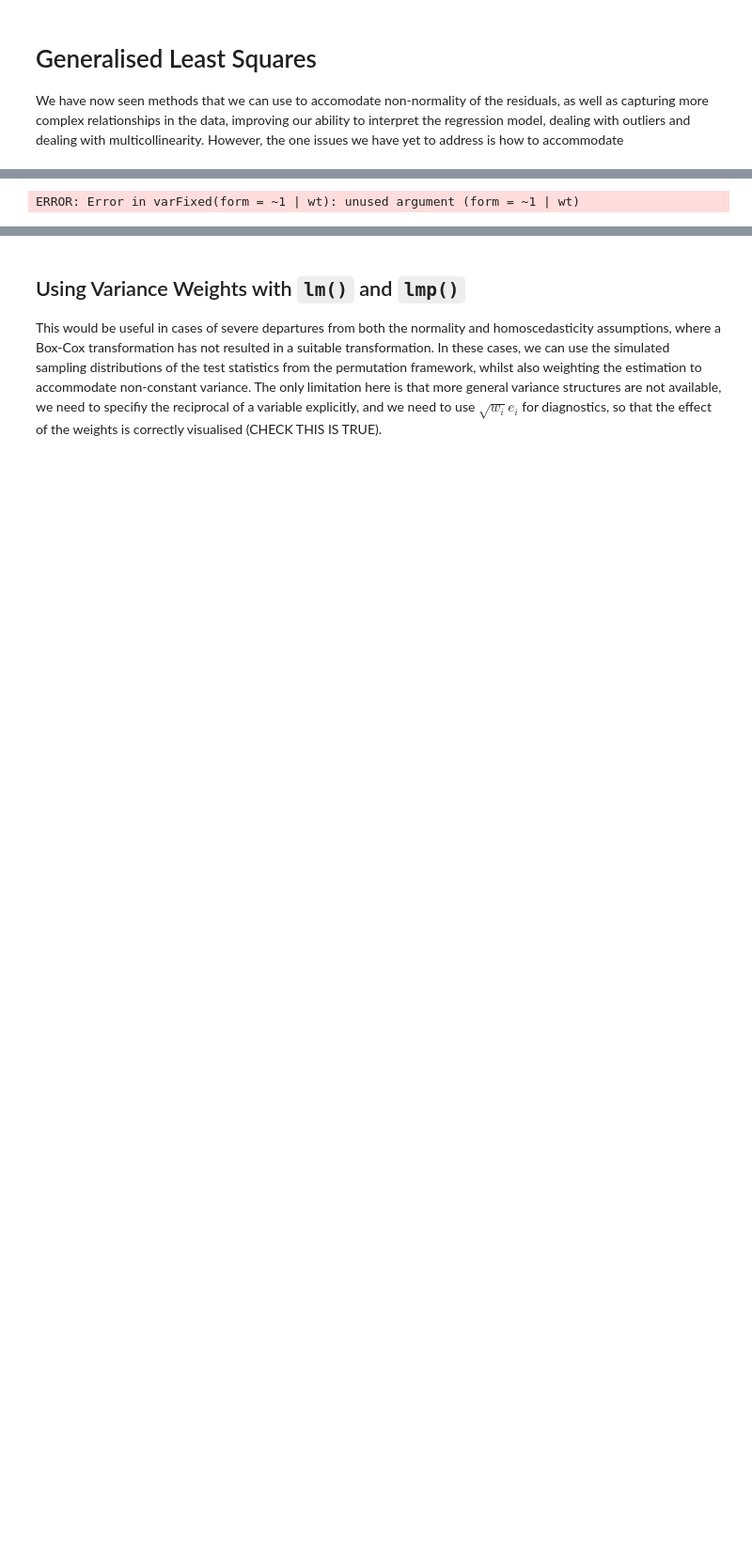
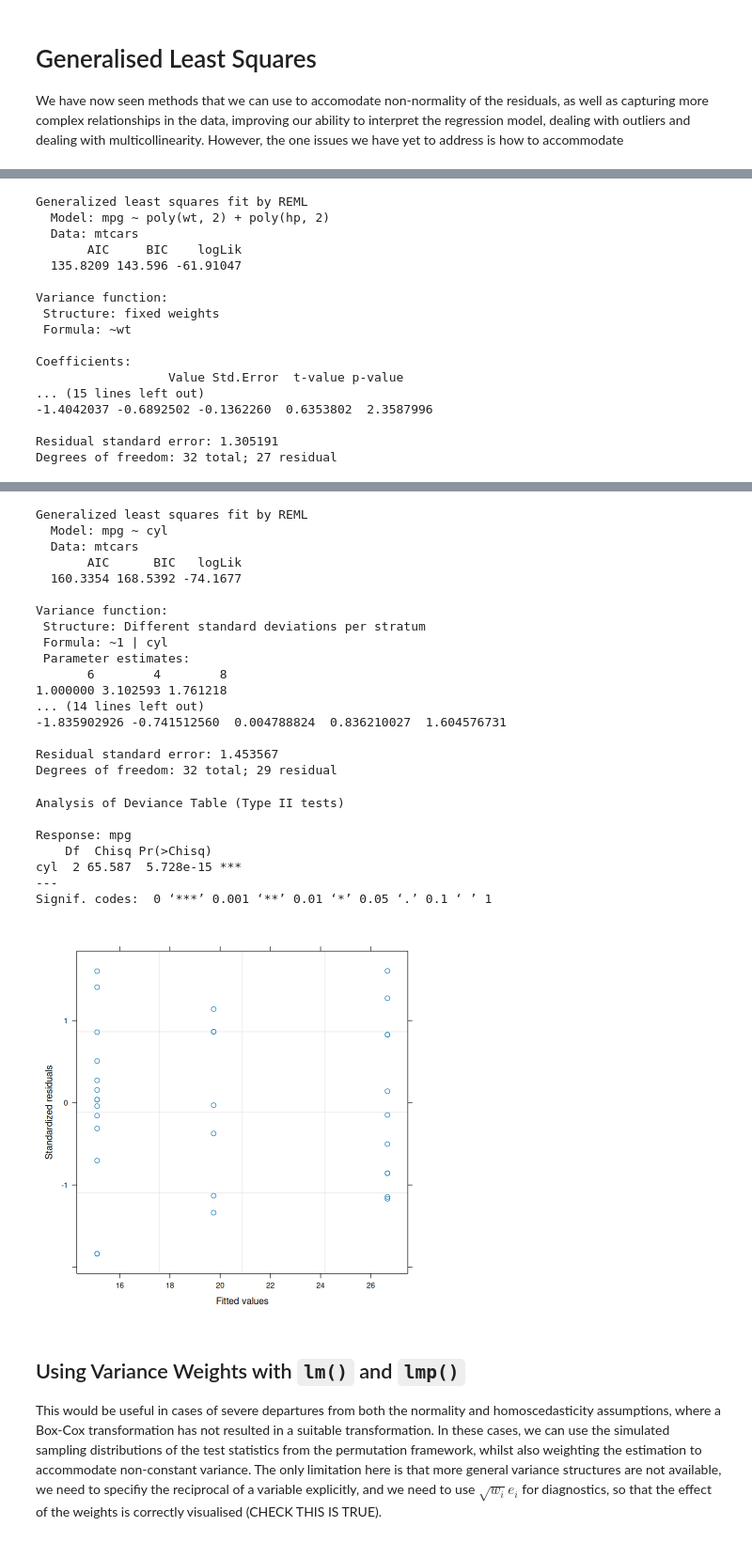
Before and after one commit to PCHN63101-Advanced-Data-Skills/Assumptions-Diagnostics-Transforms, a Jupyter notebook: 5.generalised-least-squares.ipynb, the cells around one changed output, grey strips where cells are left out. Shown: that part at 94% size. Saved outputs shown, nothing was run; the diff lists cells and outputs as text; code cells hidden in the pictures; blank space fills up the shorter version.

```diff
--- a/5.generalised-least-squares.ipynb
+++ b/5.generalised-least-squares.ipynb
@@ -4,27 +4,68 @@ We have now seen methods that we can use to accomodate non-normality of the resi
 # %%
 library(nlme)
 library(car)
 library(emmeans)
 data(mtcars)
 
 mod <- lm(mpg ~ poly(wt,2) + poly(hp,2), data=mtcars)
 plot(mod)
 
-mod.2 <- gls(mpg ~ poly(wt,2) + poly(hp,2), weights=varFixed(form=~wt), data=mtcars)
+mod.2 <- gls(mpg ~ poly(wt,2) + poly(hp,2), weights=varFixed(~wt), data=mtcars)
 summary(mod.2)
 
 mtcars$cyl <- as.factor(mtcars$cyl)
 
 mod.3 <- gls(mpg ~ cyl, data=mtcars, weights=varIdent(form=~1|cyl))
 plot(mod.3)
 summary(mod.3)
-Anova(mod.3)
+print(Anova(mod.3))
 # %% [output]
 [figure]
 [figure]
 [figure]
-ERROR: Error in varFixed(form = ~1 | wt): unused argument (form = ~1 | wt)
+Generalized least squares fit by REML
+  Model: mpg ~ poly(wt, 2) + poly(hp, 2)
+  Data: mtcars
+       AIC     BIC    logLik
+  135.8209 143.596 -61.91047
+
+Variance function:
+ Structure: fixed weights
+ Formula: ~wt
+
+Coefficients:
+                  Value Std.Error  t-value p-value
+... (15 lines left out)
+-1.4042037 -0.6892502 -0.1362260  0.6353802  2.3587996
+
+Residual standard error: 1.305191
+Degrees of freedom: 32 total; 27 residual
 [figure]
+Generalized least squares fit by REML
+  Model: mpg ~ cyl
+  Data: mtcars
+       AIC      BIC   logLik
+  160.3354 168.5392 -74.1677
+
+Variance function:
+ Structure: Different standard deviations per stratum
+ Formula: ~1 | cyl
+ Parameter estimates:
+       6        4        8
+1.000000 3.102593 1.761218
+... (14 lines left out)
+-1.835902926 -0.741512560  0.004788824  0.836210027  1.604576731
+
+Residual standard error: 1.453567
+Degrees of freedom: 32 total; 29 residual
+Analysis of Deviance Table (Type II tests)
+
+Response: mpg
+    Df  Chisq Pr(>Chisq)
+cyl  2 65.587  5.728e-15 ***
+---
+Signif. codes:  0 ‘***’ 0.001 ‘**’ 0.01 ‘*’ 0.05 ‘.’ 0.1 ‘ ’ 1
+[figure, added]
 # %% [markdown]
 ## Using Variance Weights with `lm()` and `lmp()`
 
```
Also changed, not shown: 7 other files.
